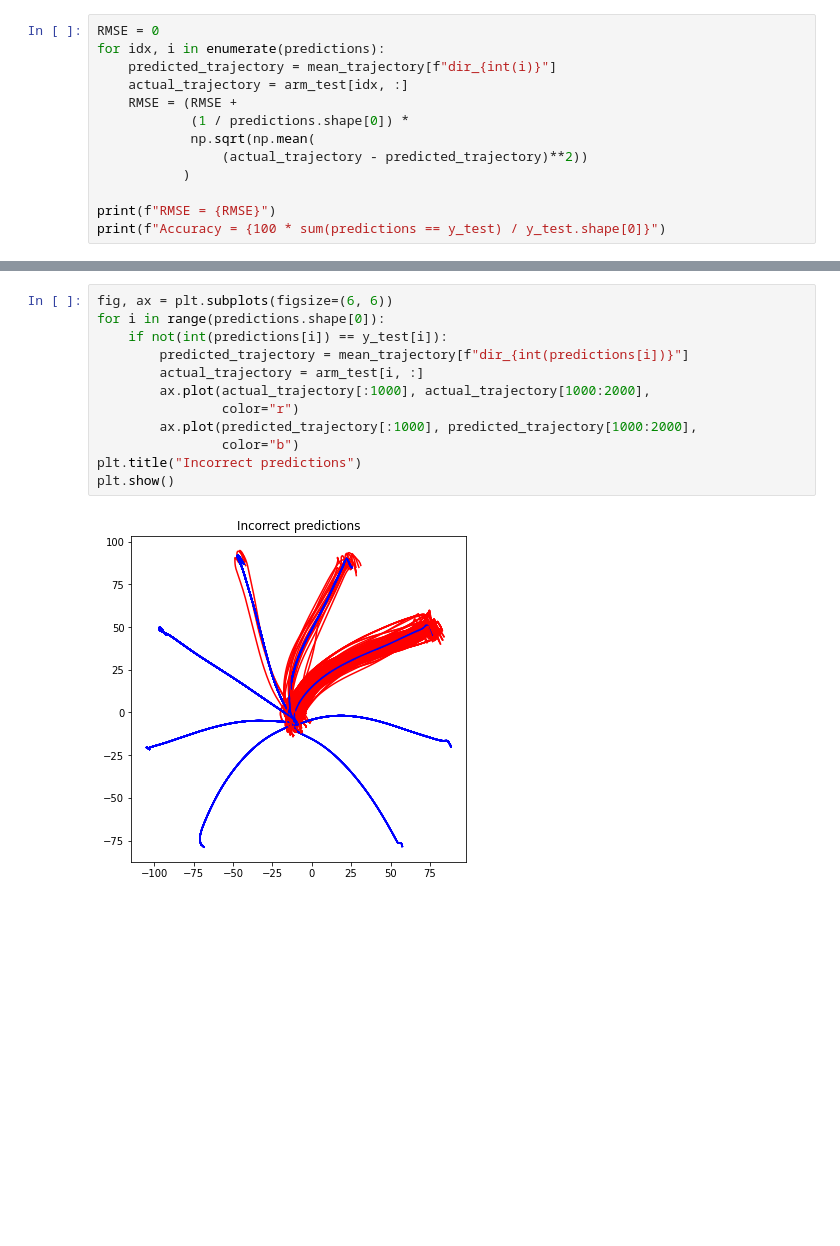
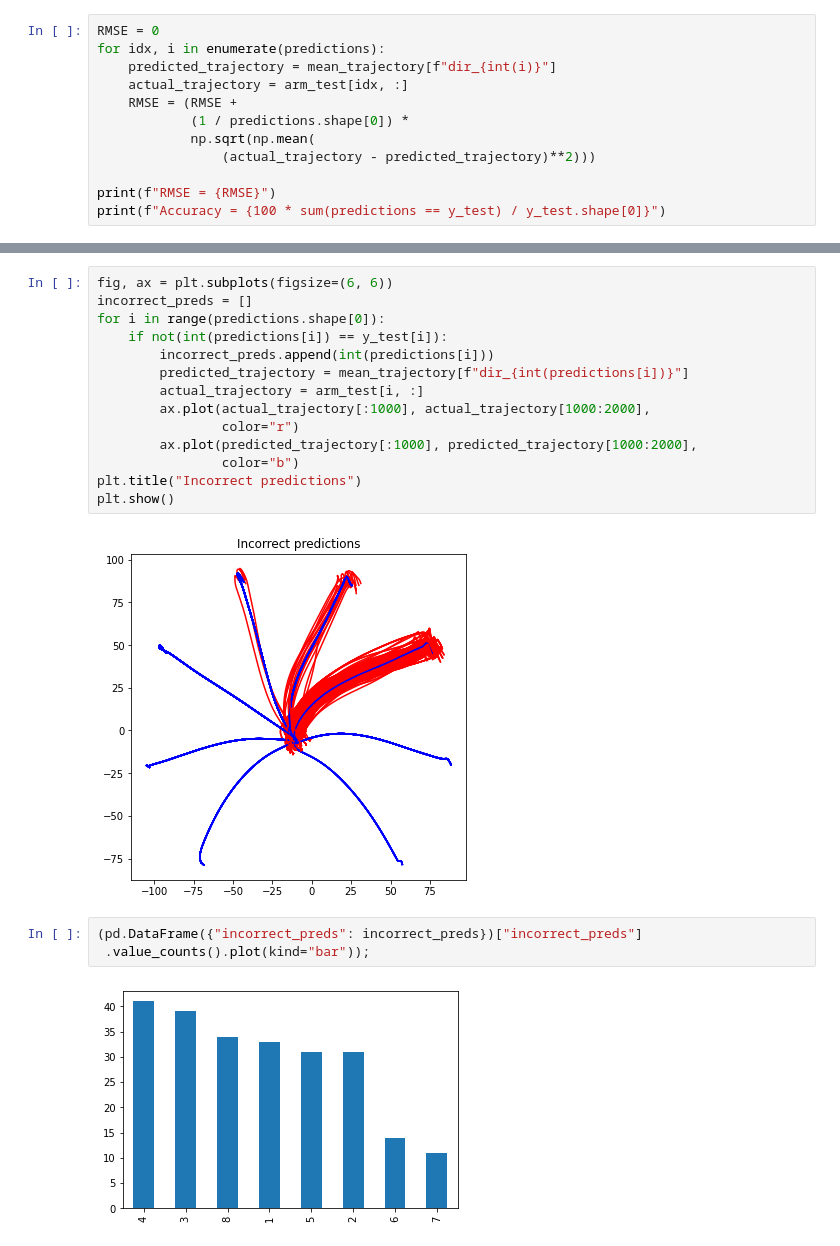
Before and after one commit to joshsia/monkey-neural-decoder, a Jupyter notebook: lr_prototype.ipynb, the cells around one changed output, grey strips where cells are left out. Saved outputs shown, nothing was run; the diff lists cells and outputs as text; blank space fills up the shorter version.

Commit message:
Show distribution of incorrect predictions by logistic regression

```diff
--- a/lr_prototype.ipynb
+++ b/lr_prototype.ipynb
@@ -119,8 +119,7 @@ for idx, i in enumerate(predictions):
     RMSE = (RMSE +
             (1 / predictions.shape[0]) *
             np.sqrt(np.mean(
-                (actual_trajectory - predicted_trajectory)**2))
-           )
+                (actual_trajectory - predicted_trajectory)**2)))
 
 print(f"RMSE = {RMSE}")
 print(f"Accuracy = {100 * sum(predictions == y_test) / y_test.shape[0]}")
@@ -129,8 +128,10 @@ RMSE = 53.08746124272516
 Accuracy = 98.05
 # %%
 fig, ax = plt.subplots(figsize=(6, 6))
+incorrect_preds = []
 for i in range(predictions.shape[0]):
     if not(int(predictions[i]) == y_test[i]):
+        incorrect_preds.append(int(predictions[i]))
         predicted_trajectory = mean_trajectory[f"dir_{int(predictions[i])}"]
         actual_trajectory = arm_test[i, :]
         ax.plot(actual_trajectory[:1000], actual_trajectory[1000:2000],
@@ -141,3 +142,8 @@ plt.title("Incorrect predictions")
 plt.show()
 # %% [output]
 [figure]
+# %%
+(pd.DataFrame({"incorrect_preds": incorrect_preds})["incorrect_preds"]
+ .value_counts().plot(kind="bar"));
+# %% [output]
+[figure, added]
```
Also changed, not shown: parts of 1 cell of this notebook.
